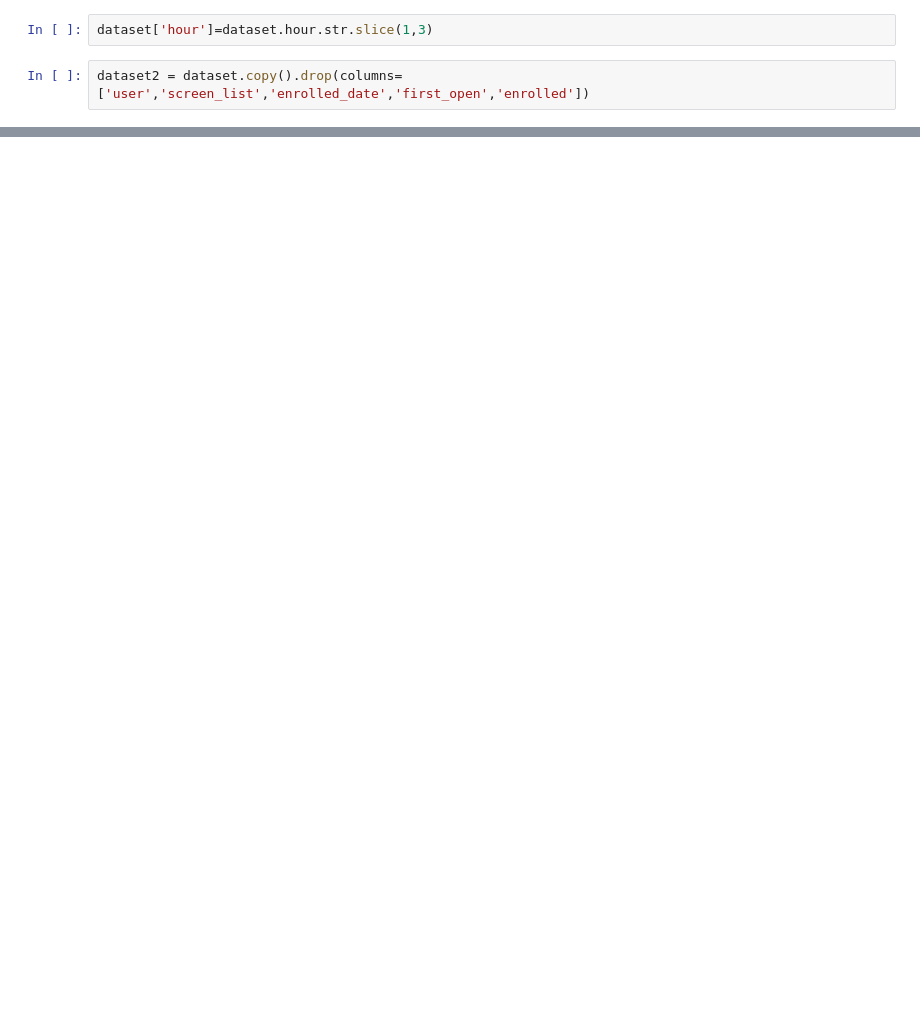
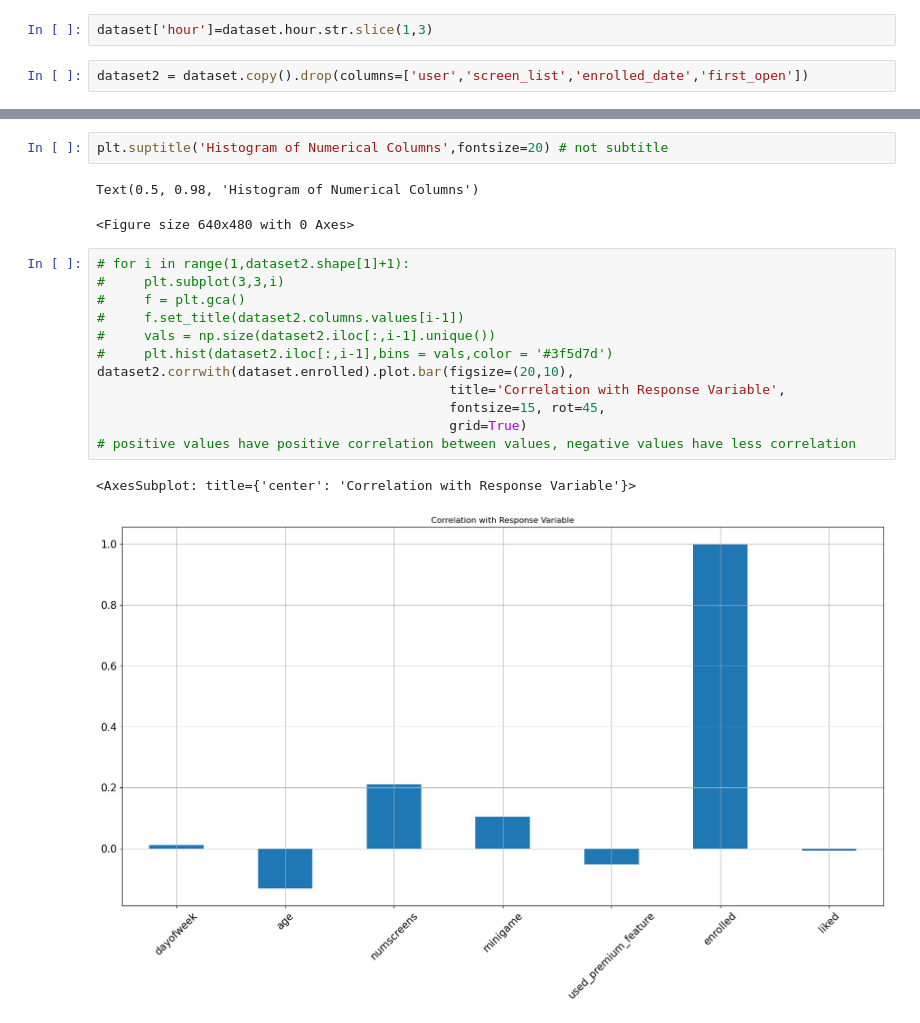
Before and after one commit to astro648/My-AI, a Jupyter notebook: Customer Behavior Analysis/CustomerBehaviorAnalysis.ipynb, the cells around one changed output, grey strips where cells are left out. Cells and saved outputs as stored; diff of their text form; blank space fills up the shorter version.

```diff
--- a/Customer Behavior Analysis/CustomerBehaviorAnalysis.ipynb
+++ b/Customer Behavior Analysis/CustomerBehaviorAnalysis.ipynb
@@ -30,4 +30,4 @@ dataset.describe()
 # %%
 dataset['hour']=dataset.hour.str.slice(1,3)
 # %%
-dataset2 = dataset.copy().drop(columns=['user','screen_list','enrolled_date','first_open','enrolled'])
+dataset2 = dataset.copy().drop(columns=['user','screen_list','enrolled_date','first_open'])
@@ -33,0 +43,20 @@ dataset2 = dataset.copy().drop(columns=['user','screen_list','enrolled_date','fi
+# %%
+plt.suptitle('Histogram of Numerical Columns',fontsize=20) # not subtitle
+# %% [output]
+Text(0.5, 0.98, 'Histogram of Numerical Columns')
+<Figure size 640x480 with 0 Axes>
+# %%
+# for i in range(1,dataset2.shape[1]+1):
+#     plt.subplot(3,3,i)
+#     f = plt.gca()
+#     f.set_title(dataset2.columns.values[i-1])
+#     vals = np.size(dataset2.iloc[:,i-1].unique())
+#     plt.hist(dataset2.iloc[:,i-1],bins = vals,color = '#3f5d7d')
+dataset2.corrwith(dataset.enrolled).plot.bar(figsize=(20,10),
+                                             title='Correlation with Response Variable',
+                                             fontsize=15, rot=45,
+                                             grid=True)
+# positive values have positive correlation between values, negative values have less correlation
+# %% [output]
+<AxesSubplot: title={'center': 'Correlation with Response Variable'}>
+[figure, added]
```
Also changed, not shown: parts of 9 cells of this notebook.
